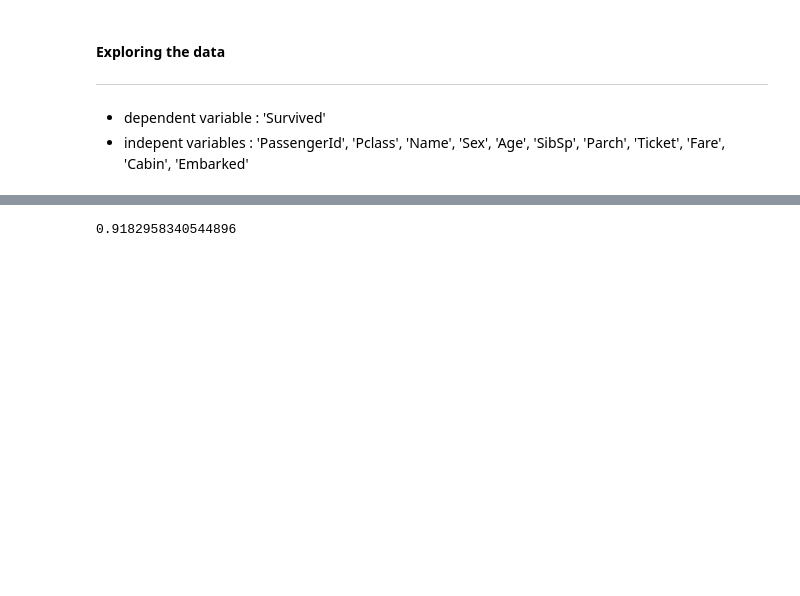
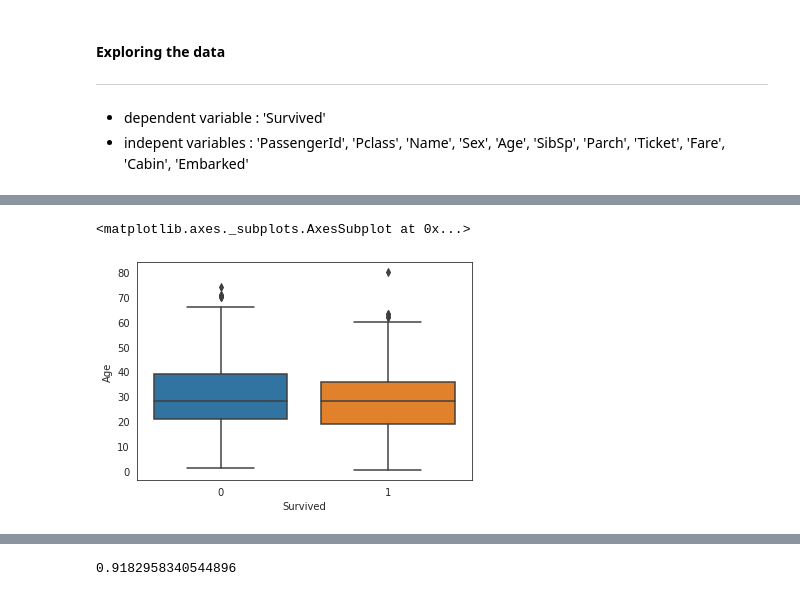
Before and after one commit to nasserboan/titanic, a Jupyter notebook: notebooks/titanic.ipynb, the cells around one changed output, grey strips where cells are left out. Cells and saved outputs as stored; diff of their text form; code cells hidden in the pictures; blank space fills up the shorter version.

```diff
--- a/notebooks/titanic.ipynb
+++ b/notebooks/titanic.ipynb
@@ -134,0 +351,5 @@ Text(0.5, 1.0, 'Suvived per Embarked')
+# %%
+sns.boxplot(y=train.Age,x=train.Survived)
+# %% [output]
+<matplotlib.axes._subplots.AxesSubplot at 0x...>
+[figure, added]
```
Also changed, not shown: parts of 25 cells of this notebook.
